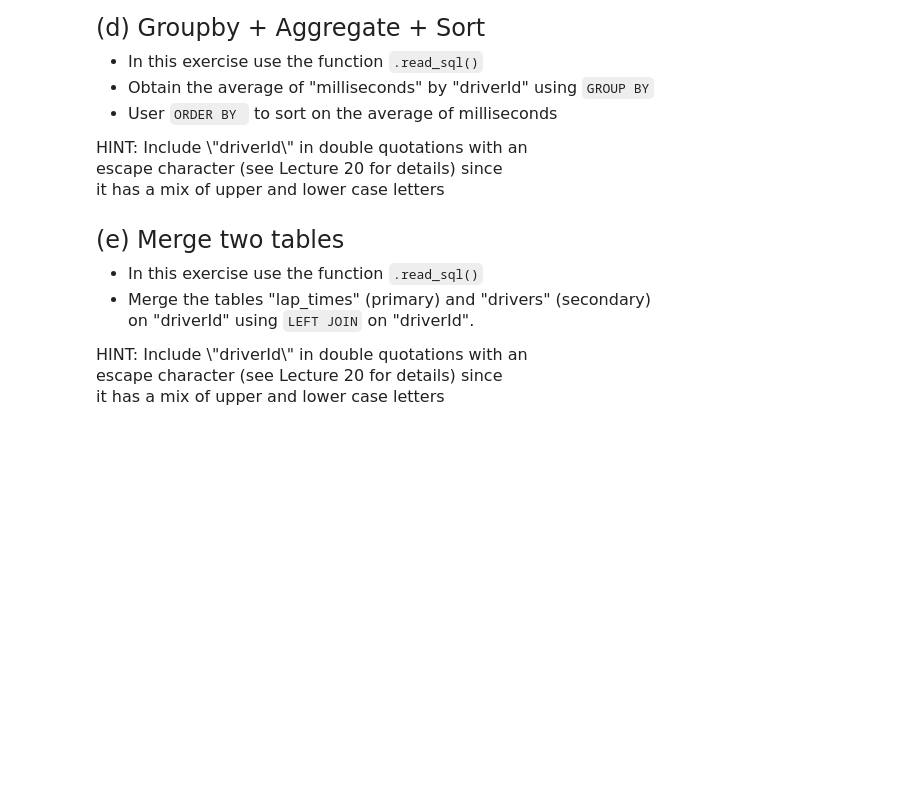
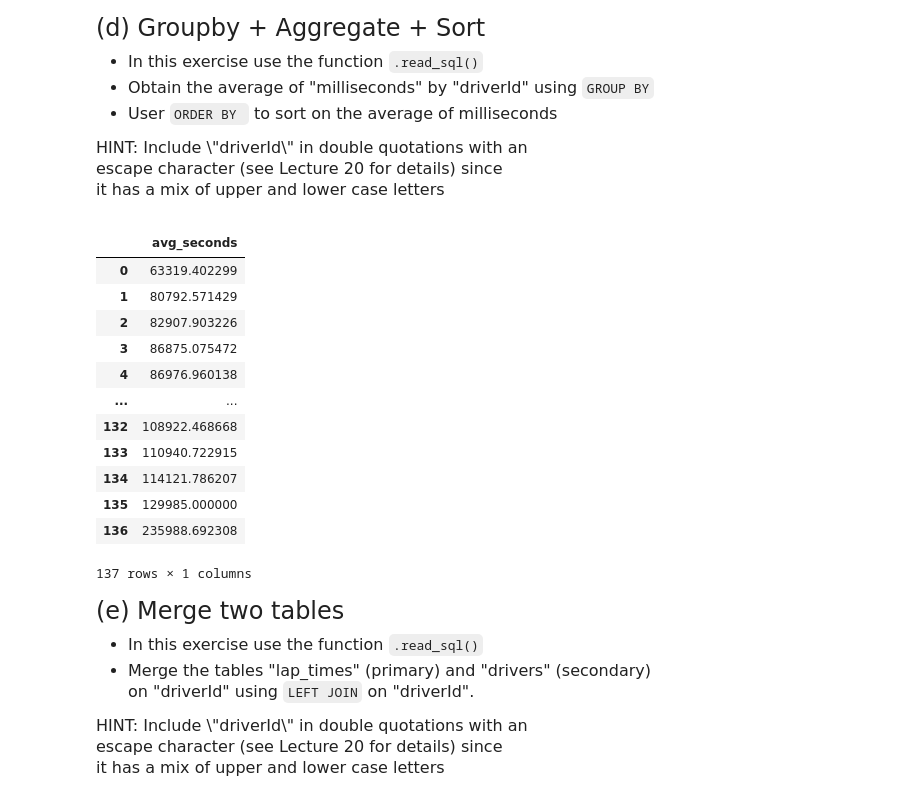
Before and after one commit to yiouyoyo/qtm151spring2023, a Jupyter notebook: Assignment 9/Assignment 9.ipynb, the cells around one changed output. Drawn from its saved outputs; the diff is of its cells as text; code cells hidden in the pictures; blank space fills up the shorter version.

```diff
--- a/Assignment 9/Assignment 9.ipynb
+++ b/Assignment 9/Assignment 9.ipynb
@@ -101,3 +144,23 @@ it has a mix of upper and lower case letters
+# %%
+# Write your own code
+pd.read_sql(text("SELECT AVG(milliseconds) as AVG_seconds \
+                             FROM laps_sql \
+                             GROUP BY \"driverId\" \
+                             ORDER BY AVG_seconds ASC;"),con)
+# %% [output]
+|  | avg_seconds |
+| 0 | 63319.402299 |
+| 1 | 80792.571429 |
+| 2 | 82907.903226 |
+| 3 | 86875.075472 |
+| 4 | 86976.960138 |
+| ... | ... |
+| 132 | 108922.468668 |
+| 133 | 110940.722915 |
+| 134 | 114121.786207 |
+| 135 | 129985.000000 |
+| 136 | 235988.692308 |
+137 rows × 1 columns
 # %% [markdown]
 <font size = "5">
 
```
Also changed, not shown: parts of 14 cells of this notebook, 2 other files.
